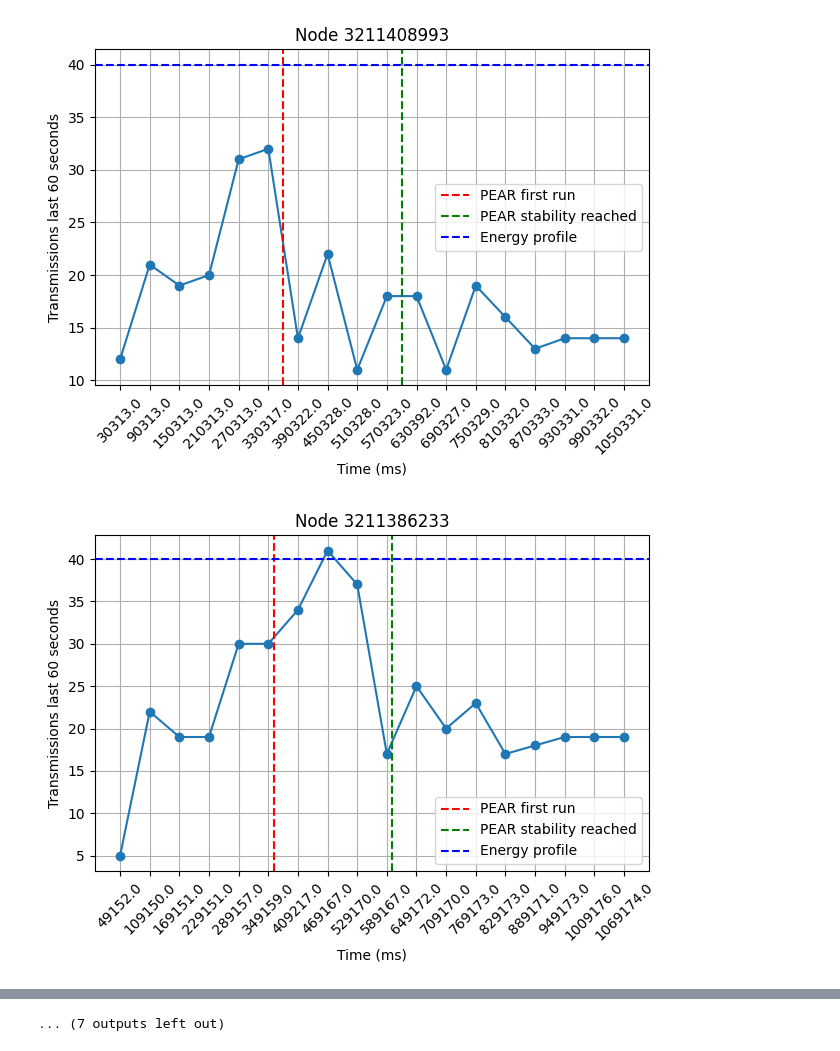
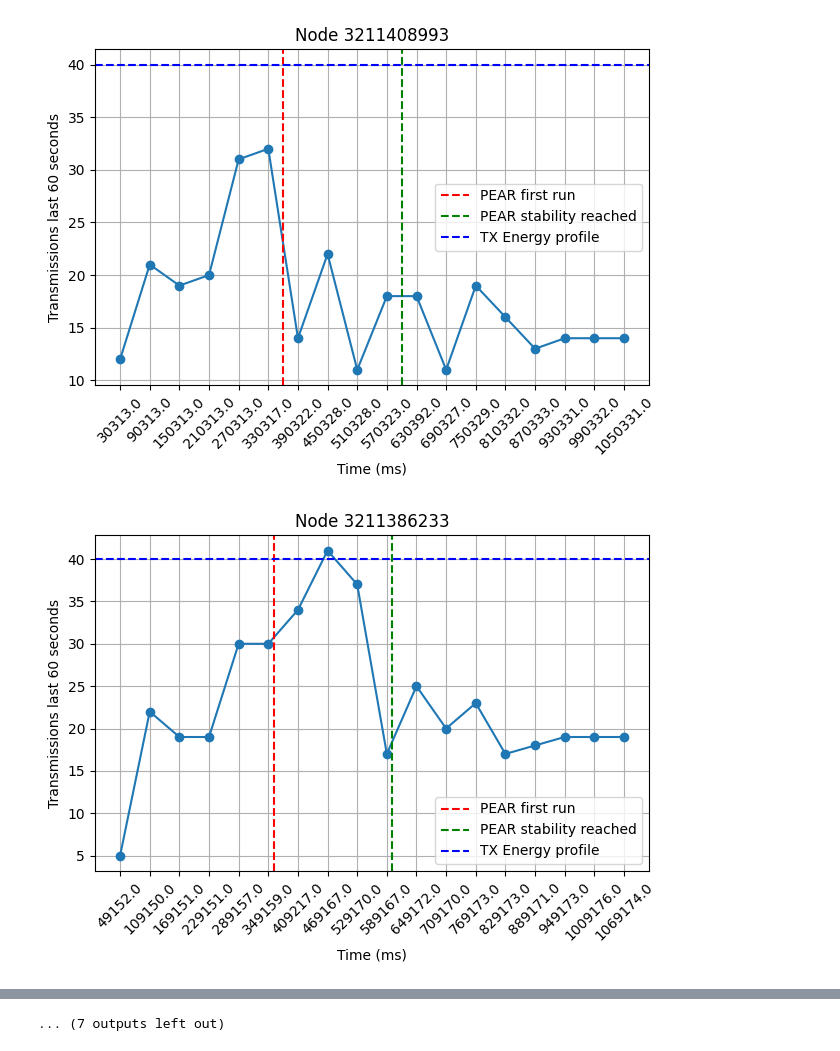
Before and after one commit to NikolajRFA/painlessPEARMesh, a Jupyter notebook: tools/graphs.ipynb, the cells around one changed output, grey strips where cells are left out. Drawn from its saved outputs; the diff is of its cells as text; code cells hidden in the pictures.

```diff
--- a/tools/graphs.ipynb
+++ b/tools/graphs.ipynb
@@ -1,36 +13,24 @@
 # %%
-from matplotlib import pyplot as plt
-from tools.data_parser_2 import extract_pear_reports, df_from_pear_reports
-from tools.energy_profile import get_energy_profile
-
-pear_reports, pear_stable_time = extract_pear_reports("data/20_4_1505_1.txt")
-
-df = df_from_pear_reports(pear_reports)
-
-sorted_df = df.sort_values(by=['from_node', 'node_time'])
-
-unique_node_ids = df['from_node'].unique()
-
 for node_id in unique_node_ids:
     period_tx, period_rx = get_energy_profile(node_id)
 
     filtered_df = df[df['from_node'] == node_id].copy()  # Ensures it's a separate copy
     filtered_df['node_time'] = filtered_df['node_time'] / 1000
 
     plt.plot(filtered_df['node_time'], filtered_df['tx_period'], marker='o', linestyle='-')
     plt.axvline(x=360000, color='red', linestyle='--', label="PEAR first run")
     plt.axvline(x=pear_stable_time, color='green', linestyle='--', label="PEAR stability reached")
-    plt.axhline(y=period_tx, color='blue', linestyle='--', label="Energy profile")
+    plt.axhline(y=period_tx, color='blue', linestyle='--', label="TX Energy profile")
     plt.xticks(filtered_df['node_time'], labels=filtered_df['node_time'].round(0), rotation=45)
 
     plt.title(f"Node {node_id}")
     plt.xlabel("Time (ms)")
     plt.ylabel("Transmissions last 60 seconds")
 
     plt.grid()
     plt.legend()
     plt.tight_layout()
     plt.show()
 # %% [output]
-[figure, old version]
+[figure, new version]
-[figure, old version]
+[figure, new version]
```
Also changed, not shown: parts of 5 cells of this notebook.
